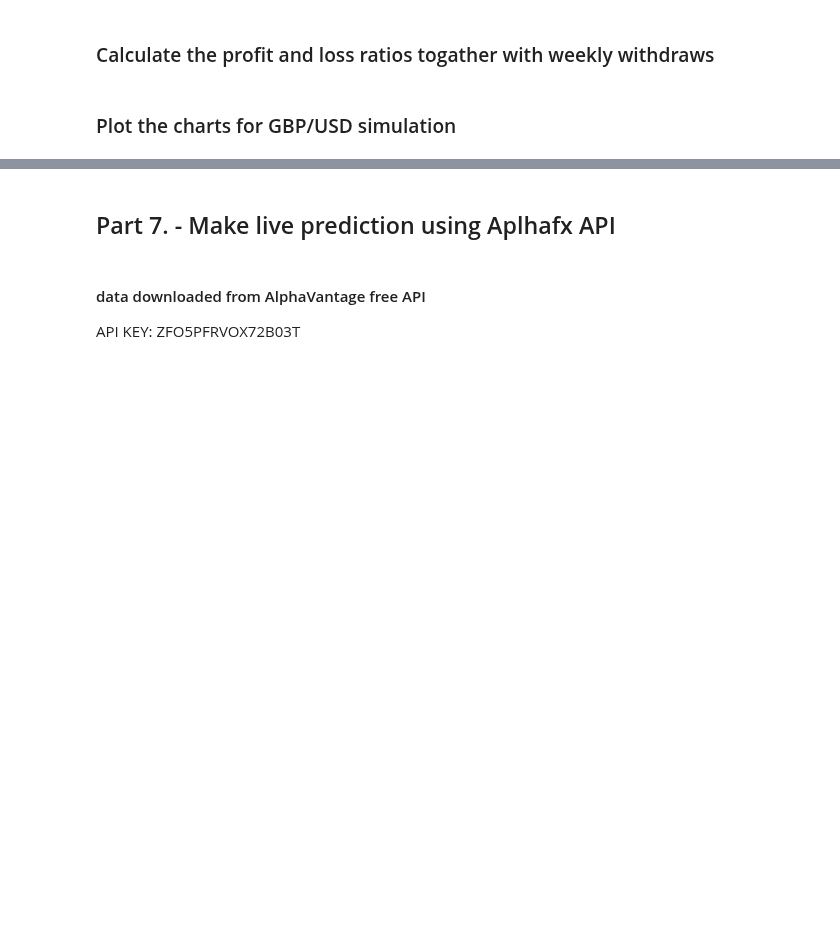
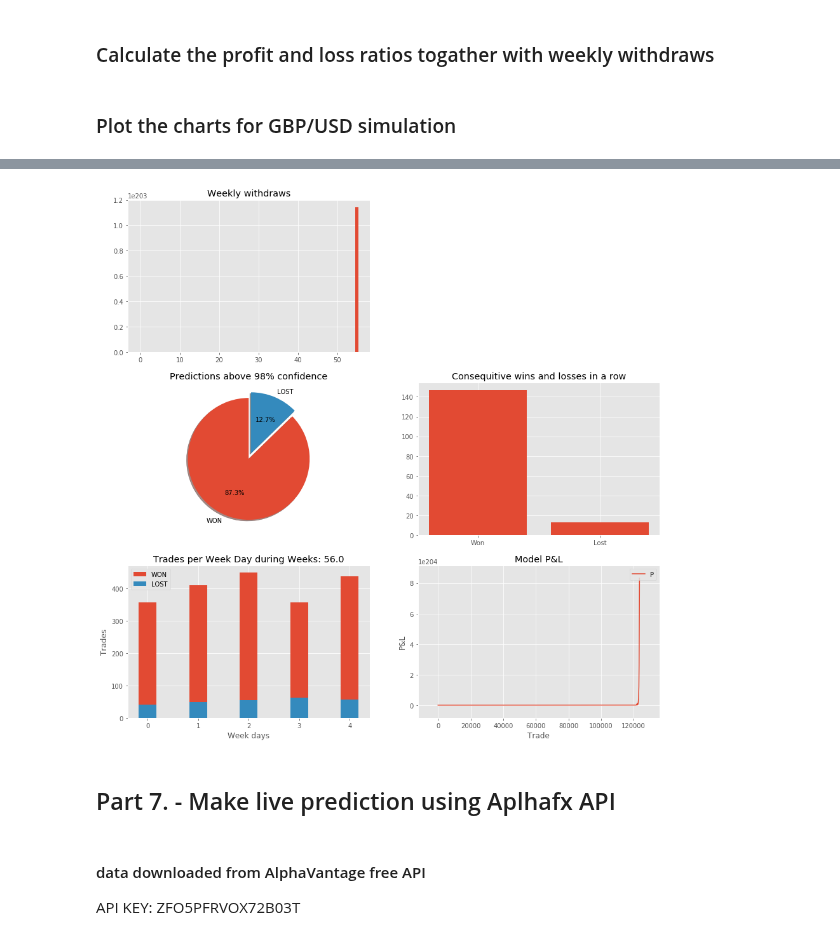
Before and after one commit to MikePapinski/DeepLearning, a Jupyter notebook: PredictCandlestick/DenseLayer_Binary_5min/ResearchJupyter.ipynb, the cells around one changed output, grey strips where cells are left out. Cells and saved outputs as stored; diff of their text form; code cells hidden in the pictures; blank space fills up the shorter version.

```diff
--- a/PredictCandlestick/DenseLayer_Binary_5min/ResearchJupyter.ipynb
+++ b/PredictCandlestick/DenseLayer_Binary_5min/ResearchJupyter.ipynb
@@ -589,0 +977,4 @@ plt.show()
+# %%
+won_trades,lost_trades = reversed_calculate_win_loss(0.98,predictions,Y)
+print('Trades won: ' + str(won_trades) + ', Trades lost: ' + str(lost_trades))
+print('Profitability: ' + str(round((won_trades*100)/(won_trades+lost_trades),2)) + '%')
@@ -589,0 +984,3 @@ plt.show()
+# %%
+max_won,max_lost = reversed_calculate_consequitive_trades(0.98,predictions,Y)
+print('Max consequitive wins: ' + str(max_won) + ', Max consequitive looses: ' + str(max_lost))
@@ -589,0 +989,8 @@ plt.show()
+# %%
+week_day_trades,traded_weeks = reversed_recalculate_week_trades(0.98,predictions,Y,D)
+print('Data gathered from ' + str(traded_weeks) + ' weeks')
+print('Average trades on Monday =  Won: ' + str(week_day_trades['Monday'][0]) + ', Lost: ' + str(week_day_trades['Monday'][1]))
+print('Average trades on Tuesday =  Won: ' + str(week_day_trades['Tuesday'][0]) + ', Lost: ' + str(week_day_trades['Tuesday'][1]))
+print('Average trades on Wendsday =  Won: ' + str(week_day_trades['Wendsday'][0]) + ', Lost: ' + str(week_day_trades['Wendsday'][1]))
+print('Average trades on Thursday =  Won: ' + str(week_day_trades['Thursday'][0]) + ', Lost: ' + str(week_day_trades['Thursday'][1]))
+print('Average trades on Friday =  Won: ' + str(week_day_trades['Friday'][0]) + ', Lost: ' + str(week_day_trades['Friday'][1]))
@@ -589,0 +1004,2 @@ plt.show()
+# %%
+profit_loss,weekly_withdraws = reversed_calculate_p_and_l(0.98,predictions,Y,1.7,50,0.01,0.9)
@@ -590,3 +1026,48 @@ plt.show()
+# %%
+plt.style.use('ggplot')
+f = plt.figure(figsize=(15,15))
+
+
+ax1 = f.add_subplot(321)
+ax1.set_title('Weekly withdraws')
+ax1.bar(np.arange(len(weekly_withdraws)),weekly_withdraws)
+
+
+ax3 = f.add_subplot(323)
+labels = 'WON', 'LOST'
+sizes = [won_trades, lost_trades]
+explode = (0, 0.1)
+ax3.pie(sizes, explode=explode, labels=labels, autopct='%1.1f%%',shadow=True, startangle=90)
+ax3.set_title('Predictions above 98% confidence')
+
+ax4 = f.add_subplot(324)
+ax4.set_title('Consequitive wins and losses in a row')
+x = ['Won','Lost']
+ax4.bar(x, [max_won,max_lost])
+ax4.set_xticks(x, ('Won','Lost'))
+
+ax5 = f.add_subplot(325)
+TradesWonWeekDay = (sum(week_day_trades['Monday']), sum(week_day_trades['Tuesday']),sum(week_day_trades['Wendsday']), sum(week_day_trades['Monday']), sum(week_day_trades['Friday']))
+TradesLostWeekDay = (week_day_trades['Monday'][1], week_day_trades['Tuesday'][1], week_day_trades['Wendsday'][1], week_day_trades['Thursday'][1], week_day_trades['Friday'][1])
+p1 = plt.bar(np.arange(5) , TradesWonWeekDay, 0.35 )
+p2 = plt.bar(np.arange(5), TradesLostWeekDay, 0.35 )
+ax5.set_ylabel('Trades')
+ax5.set_title('Trades per Week Day during Weeks: ' + str(traded_weeks))
+ax5.set_xticks(np.arange(5), ('Monday', 'Tuesday', 'Wendsday', 'Thursday', 'Friday'))
+ax5.set_xlabel('Week days')
+ax5.legend((p1[0], p2[0]), ('WON', 'LOST'))
+
+ax6 = f.add_subplot(326)
+ax6.margins(0.1)
+ax6.plot(profit_loss)
+ax6.set_title('Model P&L')
+ax6.set_ylabel('P&L')
+ax6.set_xlabel('Trade')
+ax6.legend('Profit', loc='upper right')
+
+plt.show()
+# %% [output]
+[figure, added]
 # %% [markdown]
 ## Part 7. - Make live prediction using Aplhafx API
 # %% [markdown]
```
Also changed, not shown: parts of 61 cells of this notebook, 5 other files.
